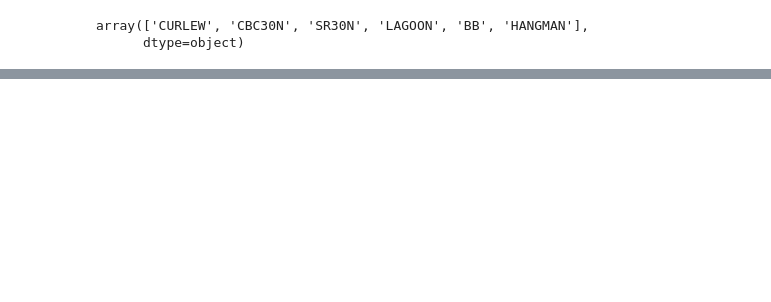
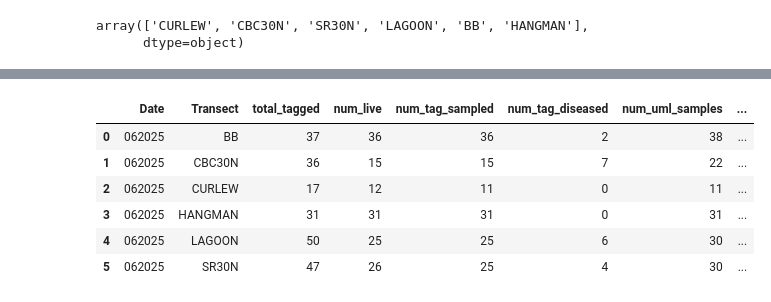
Before and after one commit to brookewicz/Code_notebook, a Jupyter notebook: QA_QC/DataCheck.ipynb, the cells around one changed output, grey strips where cells are left out. Cells and saved outputs as stored; diff of their text form; code cells hidden in the pictures; blank space fills up the shorter version.

```diff
--- a/QA_QC/DataCheck.ipynb
+++ b/QA_QC/DataCheck.ipynb
@@ -593,0 +376,5 @@ summary_df
+# %%
+trip_df
+# add diseased column
+trip_df['num_diseased'] =
+    transect_colony[~transect_colony[f'{date}_Condition'].isin(["Not_Visited", "Dead", "Unknown","NaN"])].shape[0]
@@ -593,0 +389,31 @@ summary_df
+# %%
+to_merge=[]
+# can add for loop for dates if need to check total sample numbers
+for transect in sorted_transects:
+    transect_colony = colony_data[colony_data['Transect'] == transect]
+    transect_samples = date_samples[date_samples['Transect'] == transect]
+
+    num_tag_diseased = len(transect_colony[transect_colony[f'{previous_date}_Condition'] == 'Diseased'])
+
+    num_uml_samples = transect_samples[
+                (transect_samples['Sample_type'] == 'Core_EtOH') |
+                (transect_samples['Sample_type'] == 'Core_RNAlater')].shape[0]
+    num_frozen_samples = transect_samples[transect_samples['Sample_type'] == 'Core_frozen'].shape[0]
+
+    to_merge.append({
+            'Date': previous_date,
+            'Transect': transect,
+            'num_tag_diseased': num_tag_diseased,
+            'num_uml_samples': num_uml_samples,
+            'num_frozen_samples': num_frozen_samples,
+        })
+to_merge = pd.DataFrame(to_merge)
+trip_df.merge(to_merge, on=['Date', 'Transect'], how='left')
+# %% [output]
+|  | Date | Transect | total_tagged | num_live | num_tag_sampled | num_tag_diseased | num_uml_samples | ... |
+| 0 | 062025 | BB | 37 | 36 | 36 | 2 | 38 | ... |
+| 1 | 062025 | CBC30N | 36 | 15 | 15 | 7 | 22 | ... |
+| 2 | 062025 | CURLEW | 17 | 12 | 11 | 0 | 11 | ... |
+| 3 | 062025 | HANGMAN | 31 | 31 | 31 | 0 | 31 | ... |
+| 4 | 062025 | LAGOON | 50 | 25 | 25 | 6 | 30 | ... |
+| 5 | 062025 | SR30N | 47 | 26 | 25 | 4 | 30 | ... |
```
Also changed, not shown: parts of 52 cells of this notebook.
